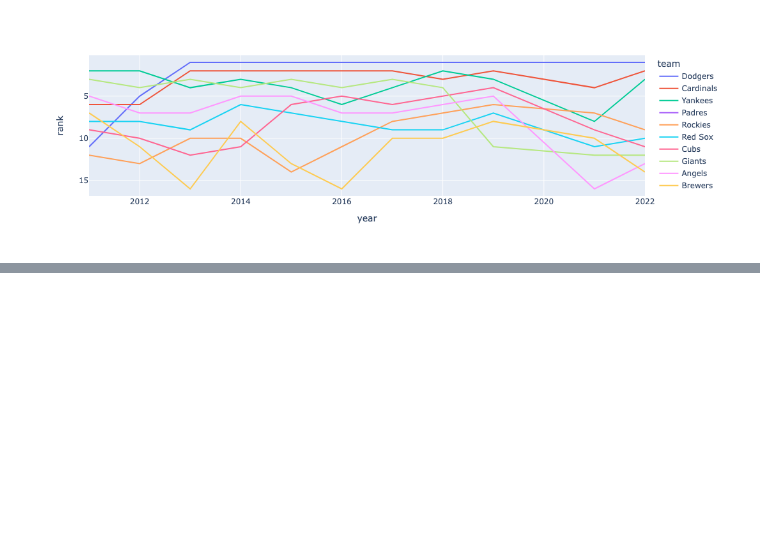
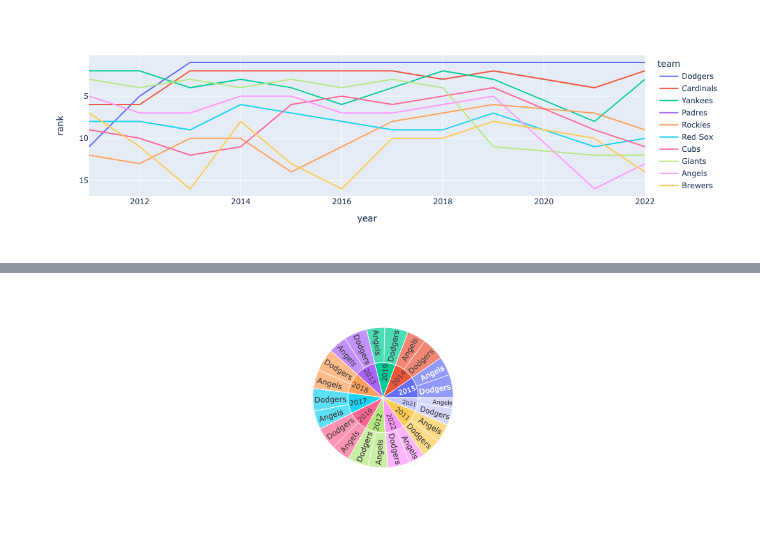
Before and after one commit to Deric-Maurer/Portfolio-Projects, a Jupyter notebook: MLB_Team_Attendance_Trends.ipynb, the cells around one changed output, grey strips where cells are left out. Saved outputs shown, nothing was run; the diff lists cells and outputs as text; code cells hidden in the pictures; blank space fills up the shorter version.

```diff
--- a/MLB_Team_Attendance_Trends.ipynb
+++ b/MLB_Team_Attendance_Trends.ipynb
@@ -153,0 +167,3 @@ fig.show()
+# %%
+df_la = attendance_data[attendance_data['team'].isin(['Angels', 'Dodgers'])]
+df_la
@@ -153,0 +188,5 @@ fig.show()
+# %%
+fig = px.sunburst(df_la, path = ['year','team'], values='total_avg')
+fig
+# %% [output]
+[figure, added]
```
Also changed, not shown: parts of 13 cells of this notebook.
